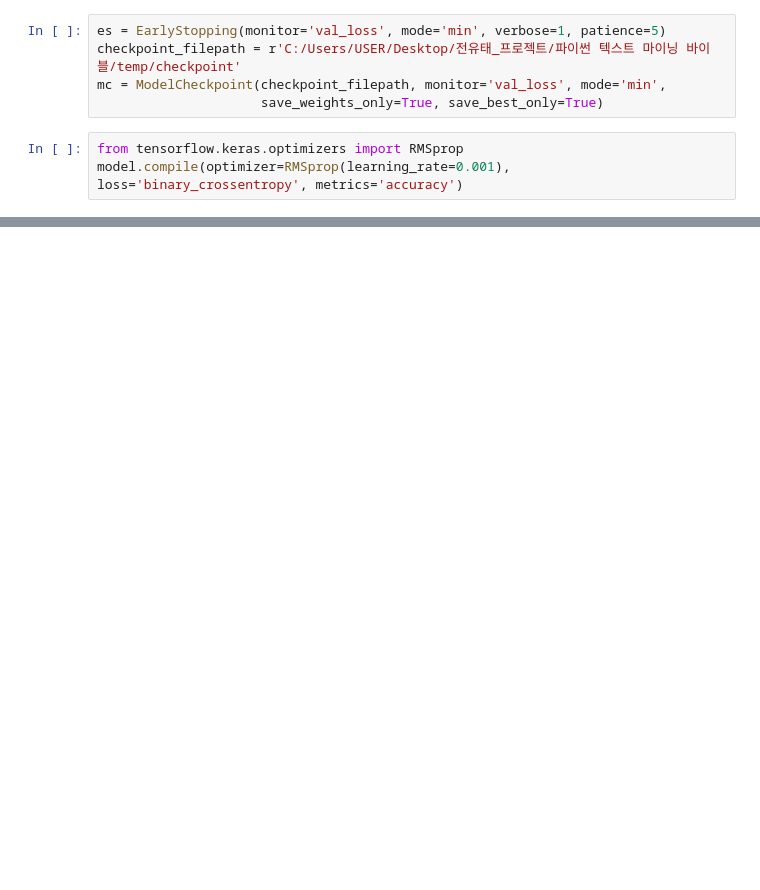
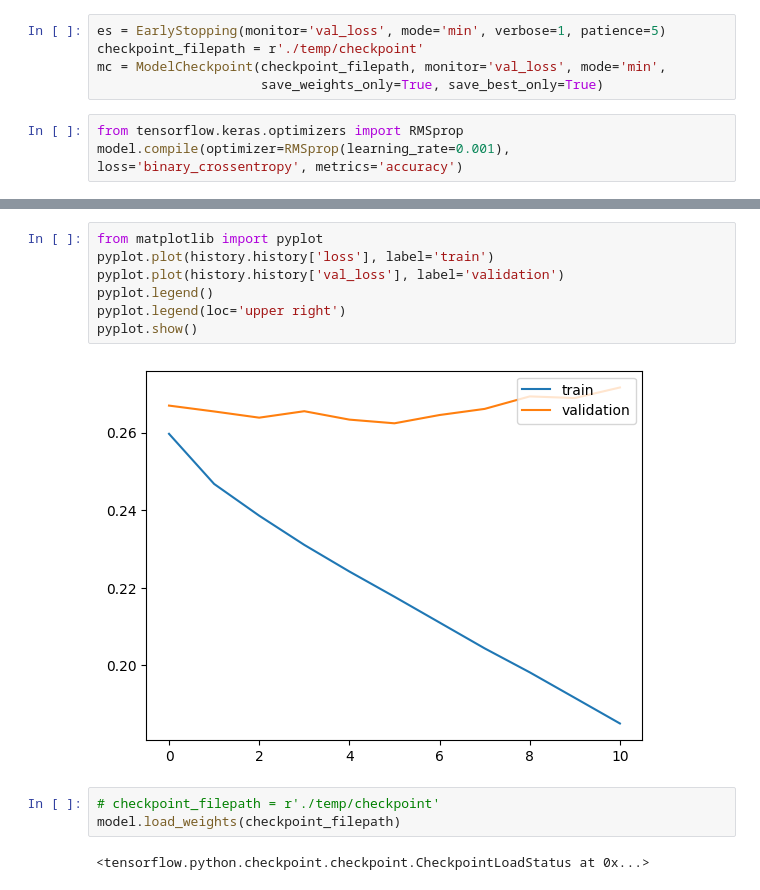
Before and after one commit to YootaeJeon/AI_Study, a Jupyter notebook: 파이썬 텍스트 마이닝 바이블/data.ipynb, the cells around one changed output, grey strips where cells are left out. Saved outputs shown, nothing was run; the diff lists cells and outputs as text; blank space fills up the shorter version.

```diff
--- a/파이썬 텍스트 마이닝 바이블/data.ipynb
+++ b/파이썬 텍스트 마이닝 바이블/data.ipynb
@@ -146,7 +146,7 @@ from tensorflow.keras.callbacks import EarlyStopping
 from tensorflow.keras.callbacks import ModelCheckpoint
 # %%
 es = EarlyStopping(monitor='val_loss', mode='min', verbose=1, patience=5)
-checkpoint_filepath = r'C:/Users/USER/Desktop/전유태_프로젝트/파이썬 텍스트 마이닝 바이블/temp/checkpoint'
+checkpoint_filepath = r'./temp/checkpoint'
 mc = ModelCheckpoint(checkpoint_filepath, monitor='val_loss', mode='min',
                      save_weights_only=True, save_best_only=True)
 # %%
@@ -164,0 +200,14 @@ FailedPreconditionError: C:/Users/USER/Desktop/전유태_프로젝트/파이썬
+# %%
+from matplotlib import pyplot
+pyplot.plot(history.history['loss'], label='train')
+pyplot.plot(history.history['val_loss'], label='validation')
+pyplot.legend()
+pyplot.legend(loc='upper right')
+pyplot.show()
+# %% [output]
+[figure, added]
+# %%
+# checkpoint_filepath = r'./temp/checkpoint'
+model.load_weights(checkpoint_filepath)
+# %% [output]
+<tensorflow.python.checkpoint.checkpoint.CheckpointLoadStatus at 0x...>
```
Also changed, not shown: parts of 12 cells of this notebook.
